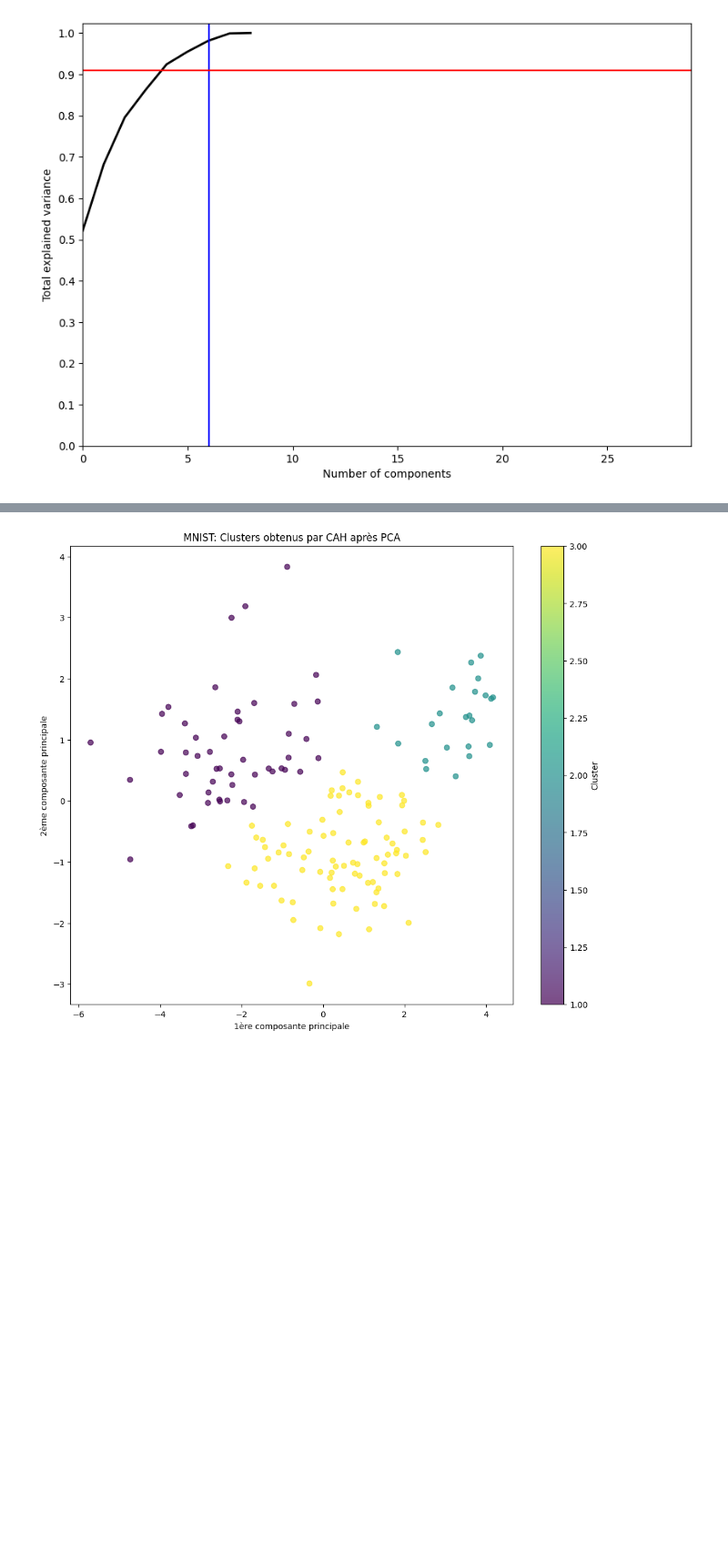
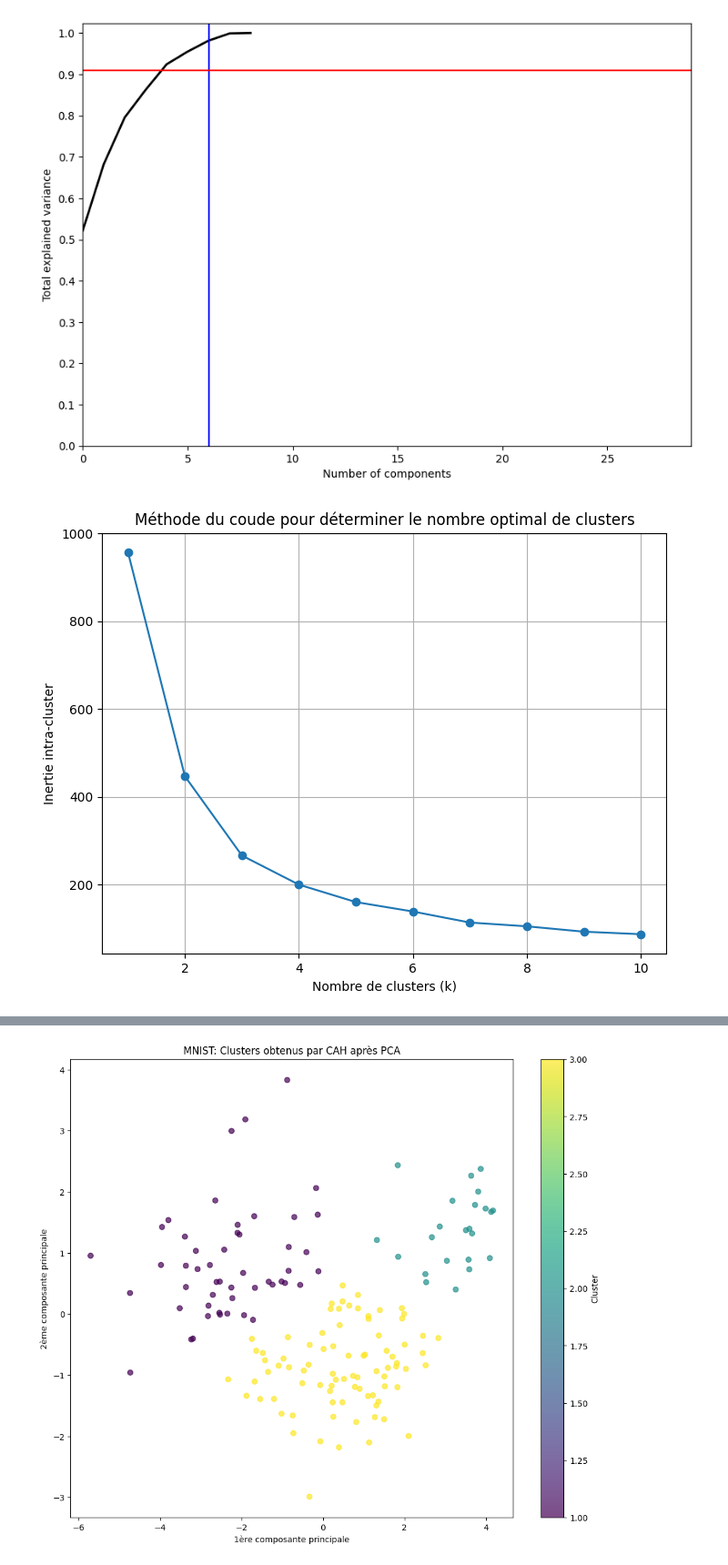
Before and after one commit to kirmanioussema12/Happiness-Report, a Jupyter notebook: K-means-ACP.ipynb, the cells around one changed output, grey strips where cells are left out. Shown: that part at 91% size. Saved outputs shown, nothing was run; the diff lists cells and outputs as text; code cells hidden in the pictures; blank space fills up the shorter version.

```diff
--- a/K-means-ACP.ipynb
+++ b/K-means-ACP.ipynb
@@ -235,5 +235,28 @@ kmeans = KMeans(n_clusters= 2, random_state=42)
 kmeans.fit(X_pca_scaled)
 clusters = kmeans.labels_
+# %%
+from sklearn.cluster import KMeans
+import matplotlib.pyplot as plt
+
+# Liste pour stocker les inerties
+inertias = []
+
+# Test de k de 1 à 10 (nombre de clusters)
+for k in range(1, 11):
+    kmeans = KMeans(n_clusters=k, random_state=42)
+    kmeans.fit(X_pca_scaled)  # Assurez-vous que X_pca_scaled contient les données prétraitées (ex: après PCA)
+    inertias.append(kmeans.inertia_)
+
+# 3. Tracer la courbe de la méthode du coude
+plt.figure(figsize=(8, 6))
+plt.plot(range(1, 11), inertias, marker='o')
+plt.title('Méthode du coude pour déterminer le nombre optimal de clusters')
+plt.xlabel('Nombre de clusters (k)')
+plt.ylabel('Inertie intra-cluster')
+plt.grid(True)
+plt.show()
+# %% [output]
+[figure, added]
 # %%
 plt.figure(figsize=(8, 6))
 plt.scatter(X_pca_scaled[:, 0], X_pca_scaled[:, 1], c=clusters, cmap='viridis', alpha=0.5)
```
Also changed, not shown: parts of 6 cells of this notebook.
